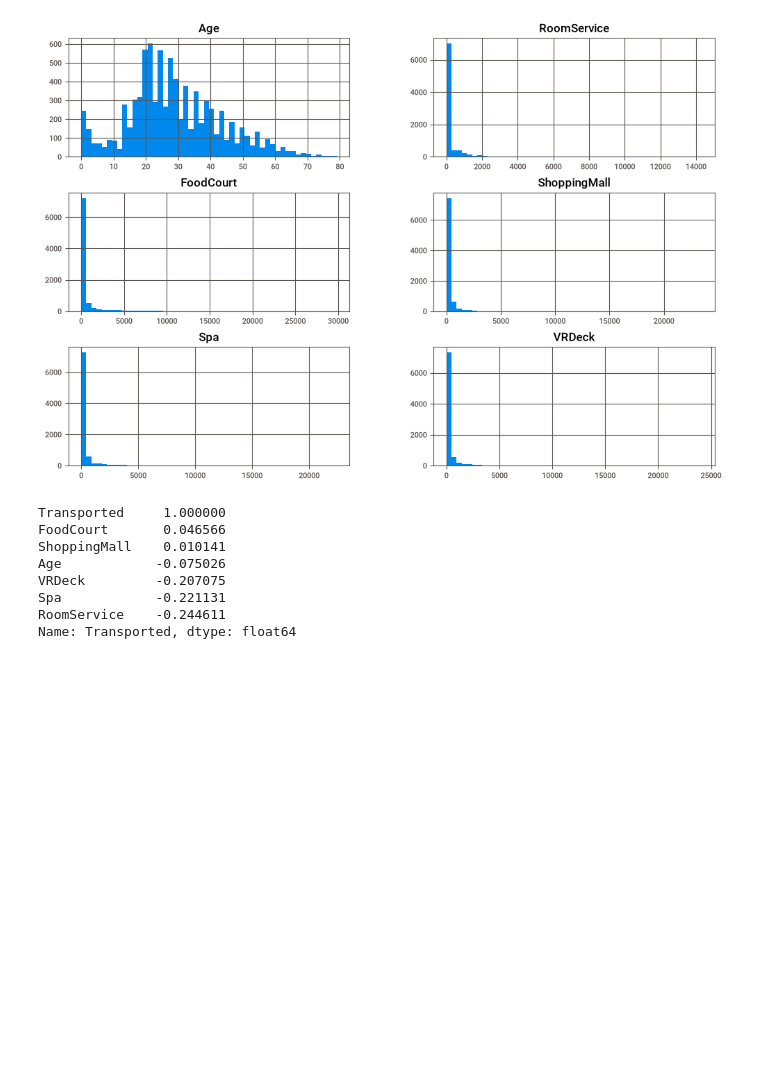
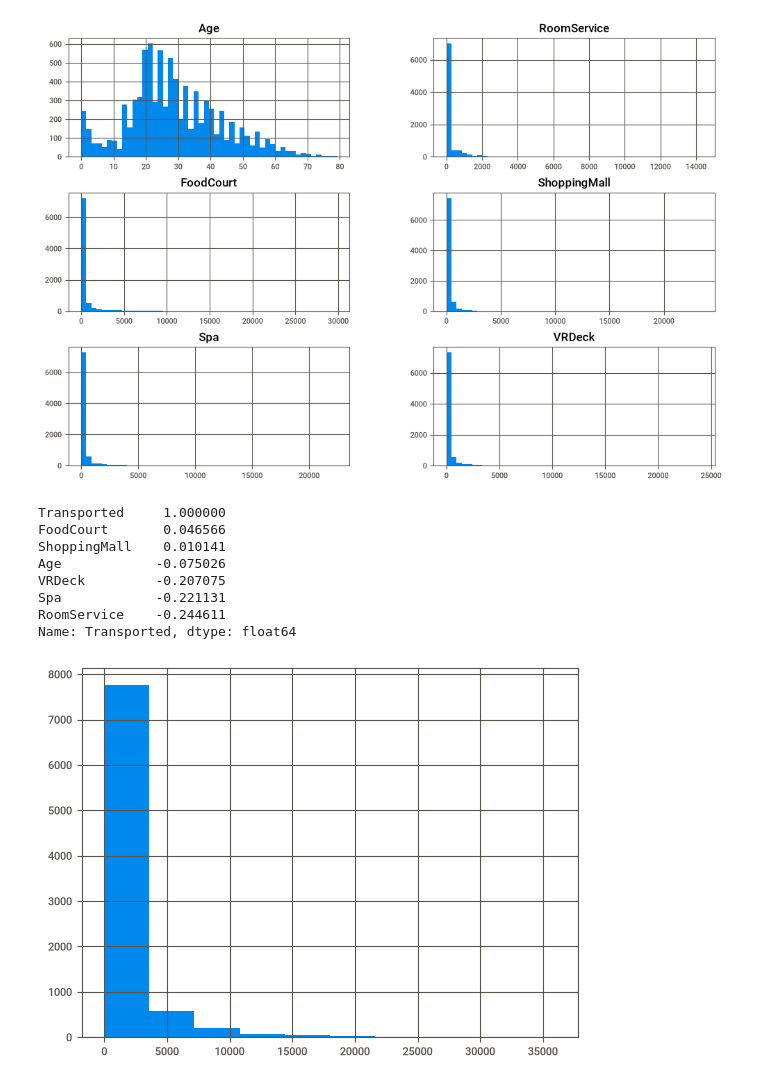
Before and after one commit to Muhammad-Awais-Tariq/Spaceship_Titanic, a Jupyter notebook: Exploration.ipynb, the cells around one changed output. Drawn from its saved outputs; the diff is of its cells as text; code cells hidden in the pictures; blank space fills up the shorter version.

Commit message:
added the spending category

```diff
--- a/Exploration.ipynb
+++ b/Exploration.ipynb
@@ -90,3 +90,8 @@ X_temp["CryoSleep_Numeric"] = X_temp.CryoSleep.astype(int)
 X_temp["Age_bracket"] = pd.cut(X_temp['Age'], bins=[-np.inf, 12, 18, 60, np.inf], labels=['child','teen','adult','senior'])
 # %%
 X_temp["Total_spend"] = X_temp[["RoomService" , "FoodCourt" , "ShoppingMall" , "Spa" , "VRDeck"]].sum(axis=1)
+# %%
+X_temp["Total_spend"].hist()
+plt.show()
+# %% [output]
+[figure, added]
```
Also changed, not shown: parts of 1 cell of this notebook.
